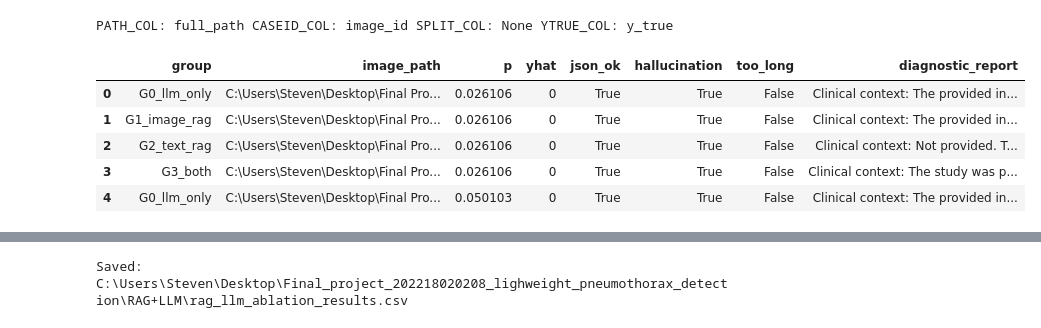
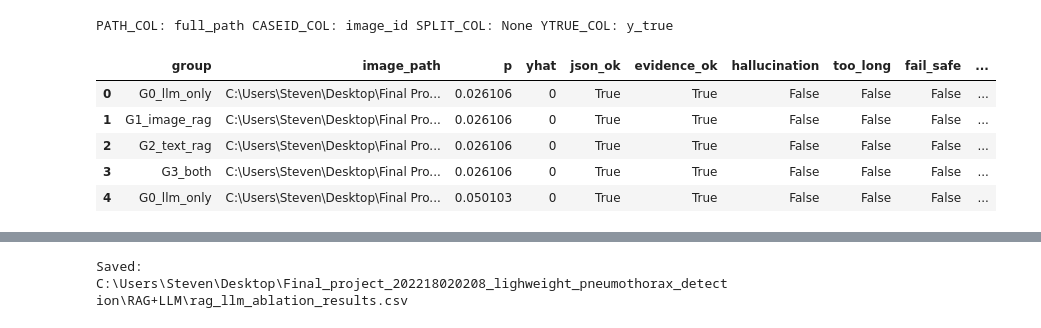
Before and after one commit to Steven9732/Final_project_202218020208_lighweight_pneumothorax_detection, a Jupyter notebook: RAG+LLM/rag+llm_end2end.ipynb, the cells around one changed output, grey strips where cells are left out. Saved outputs shown, nothing was run; the diff lists cells and outputs as text; code cells hidden in the pictures.

```diff
--- a/RAG+LLM/rag+llm_end2end.ipynb
+++ b/RAG+LLM/rag+llm_end2end.ipynb
@@ -509,16 +647,34 @@ def generate_report(payload: dict) -> dict:
     raw = call_llm(SYSTEM, user)
 
     text = ""
+    evidence = {
+        "text_chunk_ids": [],
+        "retrieved_case_ids": [],
+    }
 
     try:
         obj = extract_json_object(raw)
         rep = json.loads(obj)
+
         if isinstance(rep, dict):
             text = str(rep.get("diagnostic_report", "")).strip()
+
+            ev = rep.get("evidence", {}) or {}
+            txt_ids = ev.get("text_chunk_ids", []) or []
+            case_ids = ev.get("retrieved_case_ids", []) or []
+
+            evidence = {
+                "text_chunk_ids": list(map(str, txt_ids)) if isinstance(txt_ids, list) else [],
+                "retrieved_case_ids": list(map(str, case_ids)) if isinstance(case_ids, list) else [],
+            }
+
     except Exception:
         pass
 
     if not text:
         text = str(raw).strip()
 
-    return {"diagnostic_report": text}
+    return {
+        "diagnostic_report": text,
+        "evidence": evidence,
+    }
@@ -886,47 +1170,83 @@ def run_one(image_path: str):
             "p": pld["prediction"]["p_calibrated"],
             "yhat": pld["prediction"]["y_pred"],
         }
+
         try:
             rep = generate_report_safe(pld)
-            txt = rep.get("diagnostic_report", "")
+            txt = str(rep.get("diagnostic_report", "")).strip()
+
+            flags = unsupported_detail_flags(txt)
+
             rows.append({
                 **base,
                 "json_ok": isinstance(rep, dict) and "diagnostic_report" in rep,
-                "hallucination": hallucination_flag(rep),
-                "too_long": soft_too_long(txt),
+                "evidence_ok": evidence_ok(rep, pld) if isinstance(rep, dict) else False,
+                "hallucination": any(flags.values()),
+                "too_long": soft_too_long(txt) if "soft_too_long" in globals() else False,
+                "fail_safe": bool(rep.get("fail_safe", False)),
+                "fail_reason": rep.get("fail_reason", ""),
+                "unsupported_localization": flags["unsupported_localization"],
+                "unsupported_size": flags["unsupported_size"],
+                "unsupported_tension": flags["unsupported_tension"],
+                "unsupported_imaging_sign": flags["unsupported_imaging_sign"],
+                "report_word_count": word_count_en(txt) if "word_count_en" in globals() else None,
                 "diagnostic_report": txt,
+                "evidence_text_ids": json.dumps(rep.get("evidence", {}).get("text_chunk_ids", []), ensure_ascii=False),
+                "evidence_case_ids": json.dumps(rep.get("evidence", {}).get("retrieved_case_ids", []), ensure_ascii=False),
             })
+
         except Exception as e:
             rows.append({
                 **base,
                 "json_ok": False,
+                "evidence_ok": False,
                 "hallucination": False,
-                "evidence_ok": False,
-                "impression": "",
-                "confidence_level": "",
-                "error": str(e)
+                "too_long": False,
+                "fail_safe": True,
+                "fail_reason": str(e),
+                "unsupported_localization": False,
+                "unsupported_size": False,
+                "unsupported_tension": False,
+                "unsupported_imaging_sign": False,
+                "report_word_count": None,
+                "diagnostic_report": "",
+                "evidence_text_ids": "[]",
+                "evidence_case_ids": "[]",
             })
+
     return rows
 
 sample_paths = meta[PATH_COL].sample(30, random_state=0).astype(str).tolist()
 
 all_rows = []
 for pth in sample_paths:
     all_rows += run_one(pth)
 
 df = pd.DataFrame(all_rows)
 display(df.head())
 
-summary = df.groupby("group")[["json_ok","hallucination","too_long"]].mean()
+summary = df.groupby("group")[[
+    "json_ok",
+    "evidence_ok",
+    "hallucination",
+    "too_long",
+    "fail_safe",
+    "unsupported_localization",
+    "unsupported_size",
+    "unsupported_tension",
+    "unsupported_imaging_sign",
+    "report_word_count",
+]].mean()
+
 display(summary)
 
 out_csv = os.path.join(RAG_DIR, "rag_llm_ablation_results.csv")
 df.to_csv(out_csv, index=False)
 print("Saved:", out_csv)
 # %% [output]
-|  | group | image_path | p | yhat | json_ok | hallucination | too_long | diagnostic_report |
-| 0 | G0_llm_only | C:\Users\Steven\Desktop\Final Pro... | 0.026106 | 0 | True | True | False | Clinical context: The provided in... |
-| 1 | G1_image_rag | C:\Users\Steven\Desktop\Final Pro... | 0.026106 | 0 | True | True | False | Clinical context: The provided in... |
-| 2 | G2_text_rag | C:\Users\Steven\Desktop\Final Pro... | 0.026106 | 0 | True | True | False | Clinical context: Not provided. T... |
-| 3 | G3_both | C:\Users\Steven\Desktop\Final Pro... | 0.026106 | 0 | True | True | False | Clinical context: The study was p... |
-| 4 | G0_llm_only | C:\Users\Steven\Desktop\Final Pro... | 0.050103 | 0 | True | True | False | Clinical context: The provided in... |
+|  | group | image_path | p | yhat | json_ok | evidence_ok | hallucination | too_long | fail_safe | ... |
+| 0 | G0_llm_only | C:\Users\Steven\Desktop\Final Pro... | 0.026106 | 0 | True | True | False | False | False | ... |
+| 1 | G1_image_rag | C:\Users\Steven\Desktop\Final Pro... | 0.026106 | 0 | True | True | False | False | False | ... |
+| 2 | G2_text_rag | C:\Users\Steven\Desktop\Final Pro... | 0.026106 | 0 | True | True | False | False | False | ... |
+| 3 | G3_both | C:\Users\Steven\Desktop\Final Pro... | 0.026106 | 0 | True | True | False | False | False | ... |
+| 4 | G0_llm_only | C:\Users\Steven\Desktop\Final Pro... | 0.050103 | 0 | True | True | False | False | False | ... |
```
Also changed, not shown: parts of 18 cells of this notebook, 54 other files.
